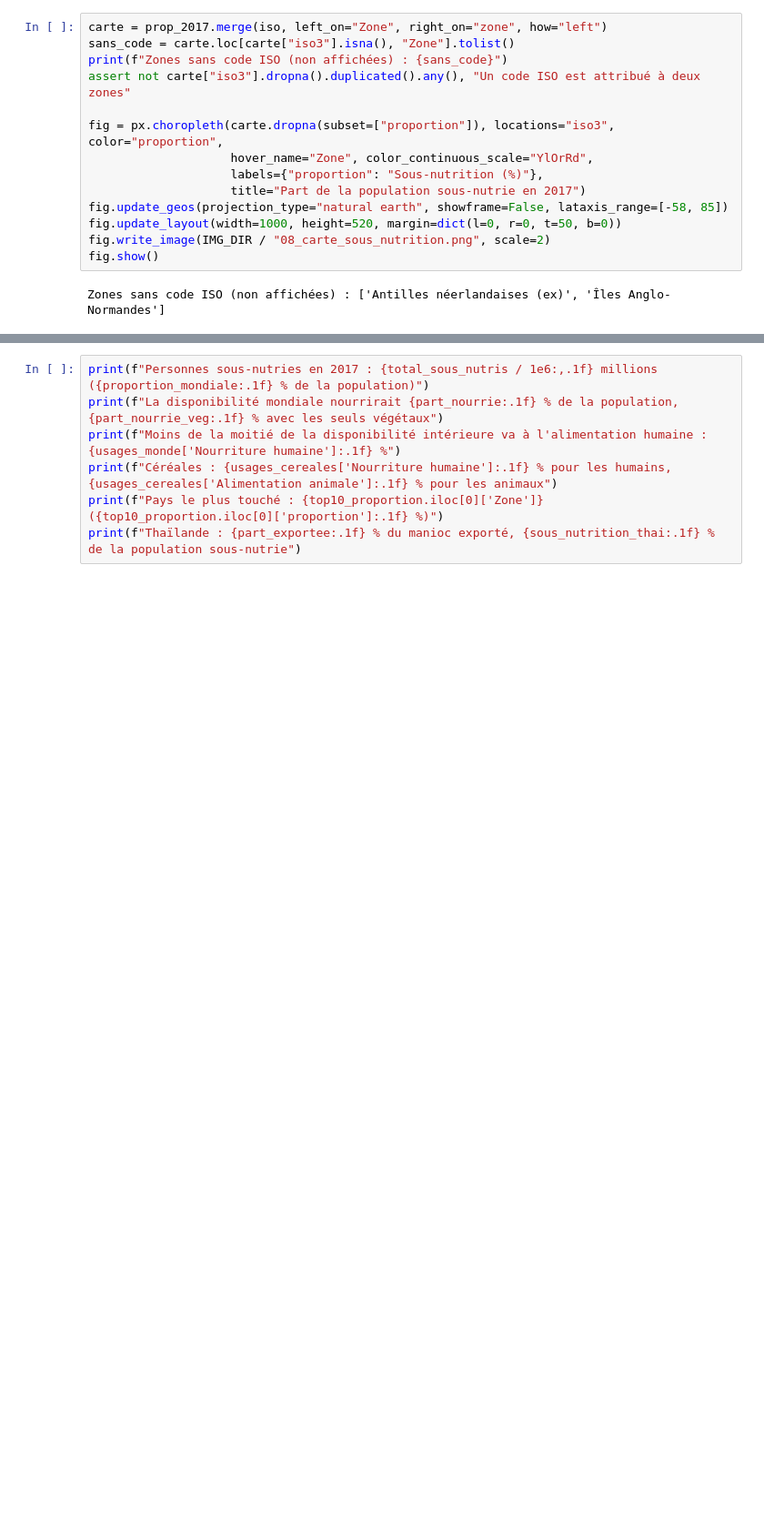
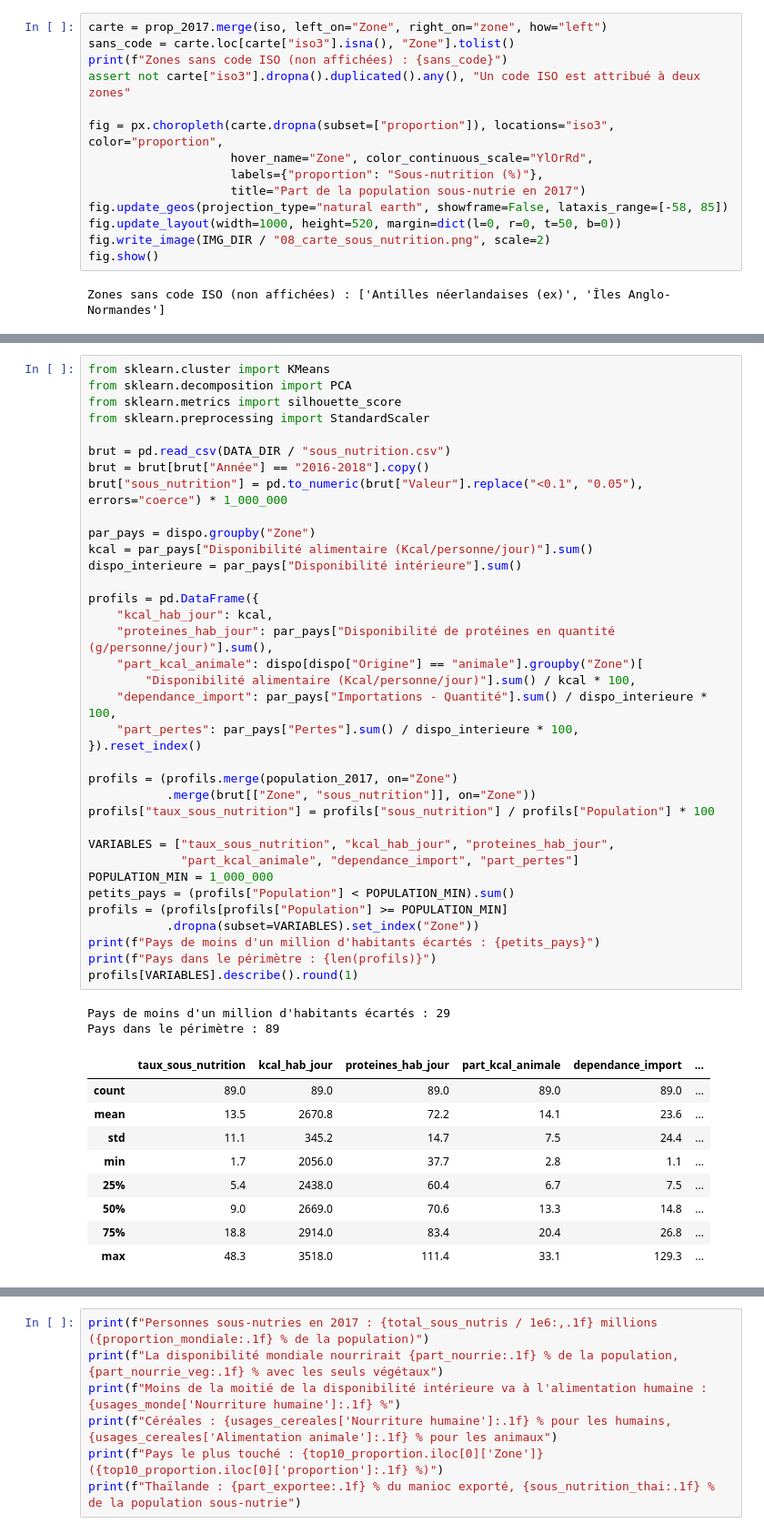
Before and after one commit to bader28-lab/global-undernutrition-fao-analysis, a Jupyter notebook: notebooks/fao_undernutrition_analysis.ipynb, the cells around one changed output, grey strips where cells are left out. Shown at 91% size. Saved outputs shown, nothing was run; the diff lists cells and outputs as text; blank space fills up the shorter version.

```diff
--- a/notebooks/fao_undernutrition_analysis.ipynb
+++ b/notebooks/fao_undernutrition_analysis.ipynb
@@ -435,0 +456,48 @@ m
+# %%
+from sklearn.cluster import KMeans
+from sklearn.decomposition import PCA
+from sklearn.metrics import silhouette_score
+from sklearn.preprocessing import StandardScaler
+
+brut = pd.read_csv(DATA_DIR / "sous_nutrition.csv")
+brut = brut[brut["Année"] == "2016-2018"].copy()
+brut["sous_nutrition"] = pd.to_numeric(brut["Valeur"].replace("<0.1", "0.05"), errors="coerce") * 1_000_000
+
+par_pays = dispo.groupby("Zone")
+kcal = par_pays["Disponibilité alimentaire (Kcal/personne/jour)"].sum()
+dispo_interieure = par_pays["Disponibilité intérieure"].sum()
+
+profils = pd.DataFrame({
+    "kcal_hab_jour": kcal,
+    "proteines_hab_jour": par_pays["Disponibilité de protéines en quantité (g/personne/jour)"].sum(),
+    "part_kcal_animale": dispo[dispo["Origine"] == "animale"].groupby("Zone")[
+        "Disponibilité alimentaire (Kcal/personne/jour)"].sum() / kcal * 100,
+    "dependance_import": par_pays["Importations - Quantité"].sum() / dispo_interieure * 100,
+    "part_pertes": par_pays["Pertes"].sum() / dispo_interieure * 100,
+}).reset_index()
+
+profils = (profils.merge(population_2017, on="Zone")
+           .merge(brut[["Zone", "sous_nutrition"]], on="Zone"))
+profils["taux_sous_nutrition"] = profils["sous_nutrition"] / profils["Population"] * 100
+
+VARIABLES = ["taux_sous_nutrition", "kcal_hab_jour", "proteines_hab_jour",
+             "part_kcal_animale", "dependance_import", "part_pertes"]
+POPULATION_MIN = 1_000_000
+petits_pays = (profils["Population"] < POPULATION_MIN).sum()
+profils = (profils[profils["Population"] >= POPULATION_MIN]
+           .dropna(subset=VARIABLES).set_index("Zone"))
+print(f"Pays de moins d'un million d'habitants écartés : {petits_pays}")
+print(f"Pays dans le périmètre : {len(profils)}")
+profils[VARIABLES].describe().round(1)
+# %% [output]
+Pays de moins d'un million d'habitants écartés : 29
+Pays dans le périmètre : 89
+|  | taux_sous_nutrition | kcal_hab_jour | proteines_hab_jour | part_kcal_animale | dependance_import | ... |
+| count | 89.0 | 89.0 | 89.0 | 89.0 | 89.0 | ... |
+| mean | 13.5 | 2670.8 | 72.2 | 14.1 | 23.6 | ... |
+| std | 11.1 | 345.2 | 14.7 | 7.5 | 24.4 | ... |
+| min | 1.7 | 2056.0 | 37.7 | 2.8 | 1.1 | ... |
+| 25% | 5.4 | 2438.0 | 60.4 | 6.7 | 7.5 | ... |
+| 50% | 9.0 | 2669.0 | 70.6 | 13.3 | 14.8 | ... |
+| 75% | 18.8 | 2914.0 | 83.4 | 20.4 | 26.8 | ... |
+| max | 48.3 | 3518.0 | 111.4 | 33.1 | 129.3 | ... |
```
Also changed, not shown: parts of 11 cells of this notebook, 2 other files.
